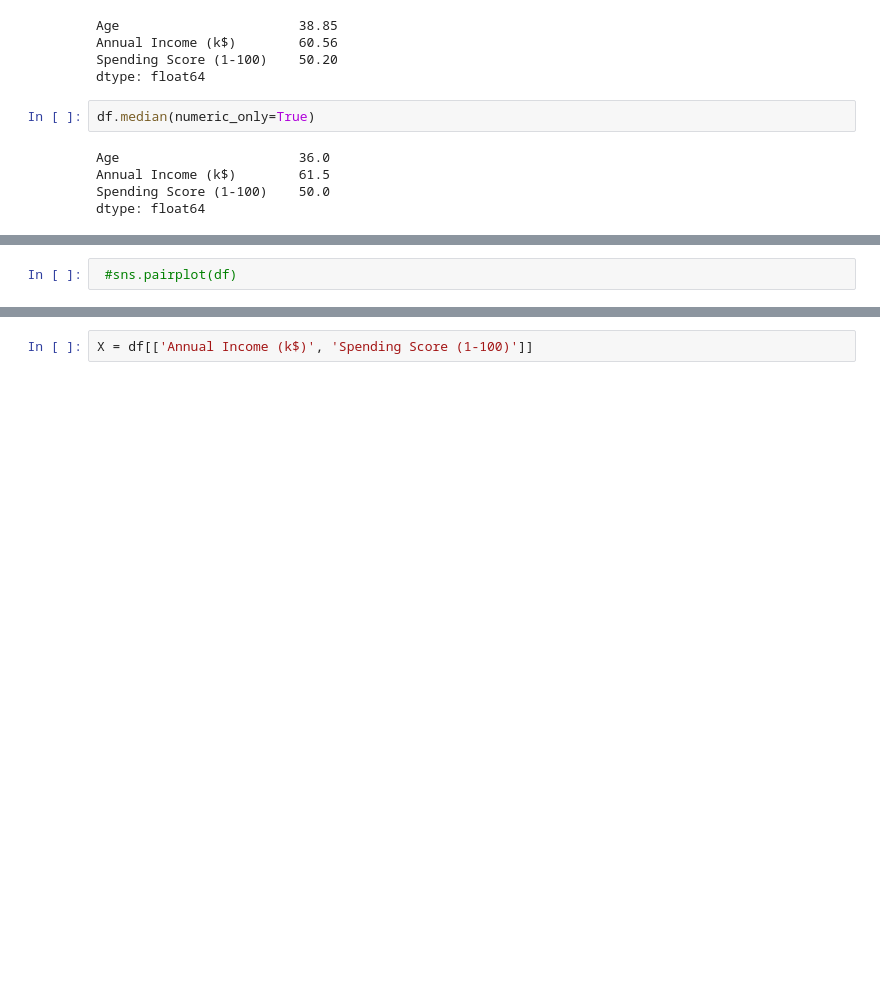
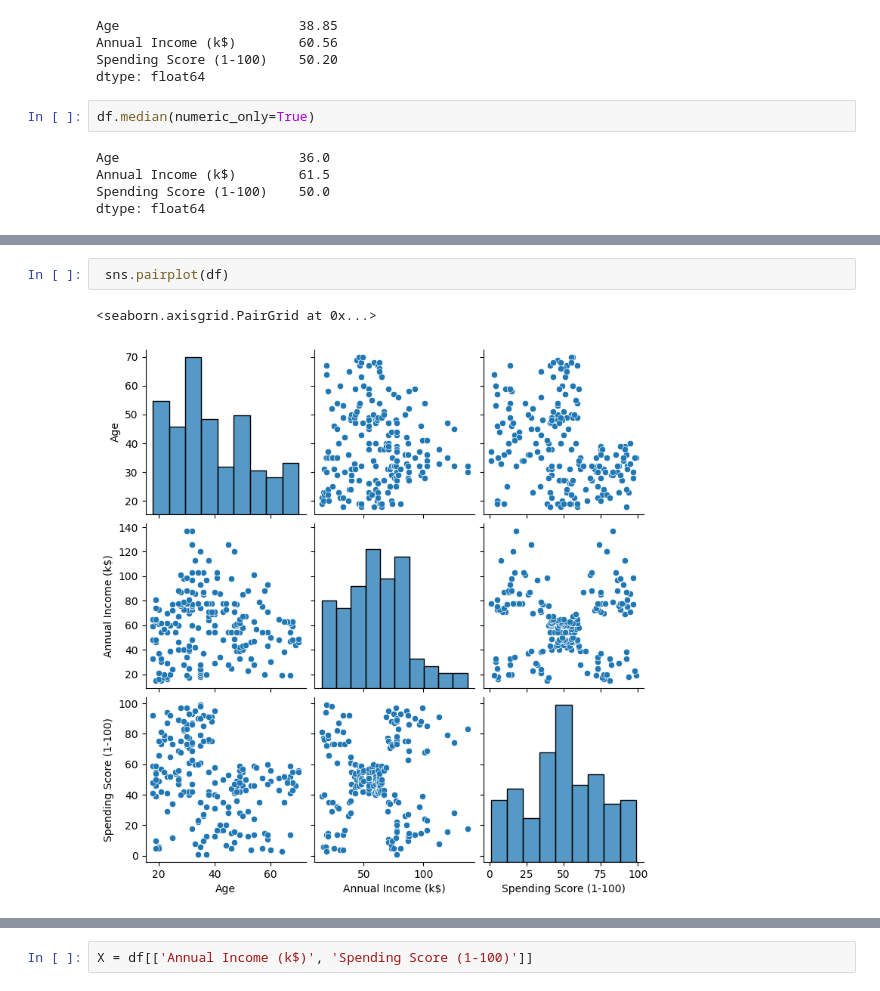
Before and after one commit to AryanParihar0716/TE-IT-ML-Practicals, a Jupyter notebook: Assignment_4.ipynb, the cells around one changed output, grey strips where cells are left out. Drawn from its saved outputs; the diff is of its cells as text; blank space fills up the shorter version.

```diff
--- a/Assignment_4.ipynb
+++ b/Assignment_4.ipynb
@@ -112,5 +113,8 @@ Annual Income (k$)        26.264721
 Spending Score (1-100)    25.823522
 dtype: float64
 # %%
- #sns.pairplot(df)
+ sns.pairplot(df)
+# %% [output]
+<seaborn.axisgrid.PairGrid at 0x...>
+[figure, added]
 # %%
```
Also changed, not shown: parts of 46 cells of this notebook.
